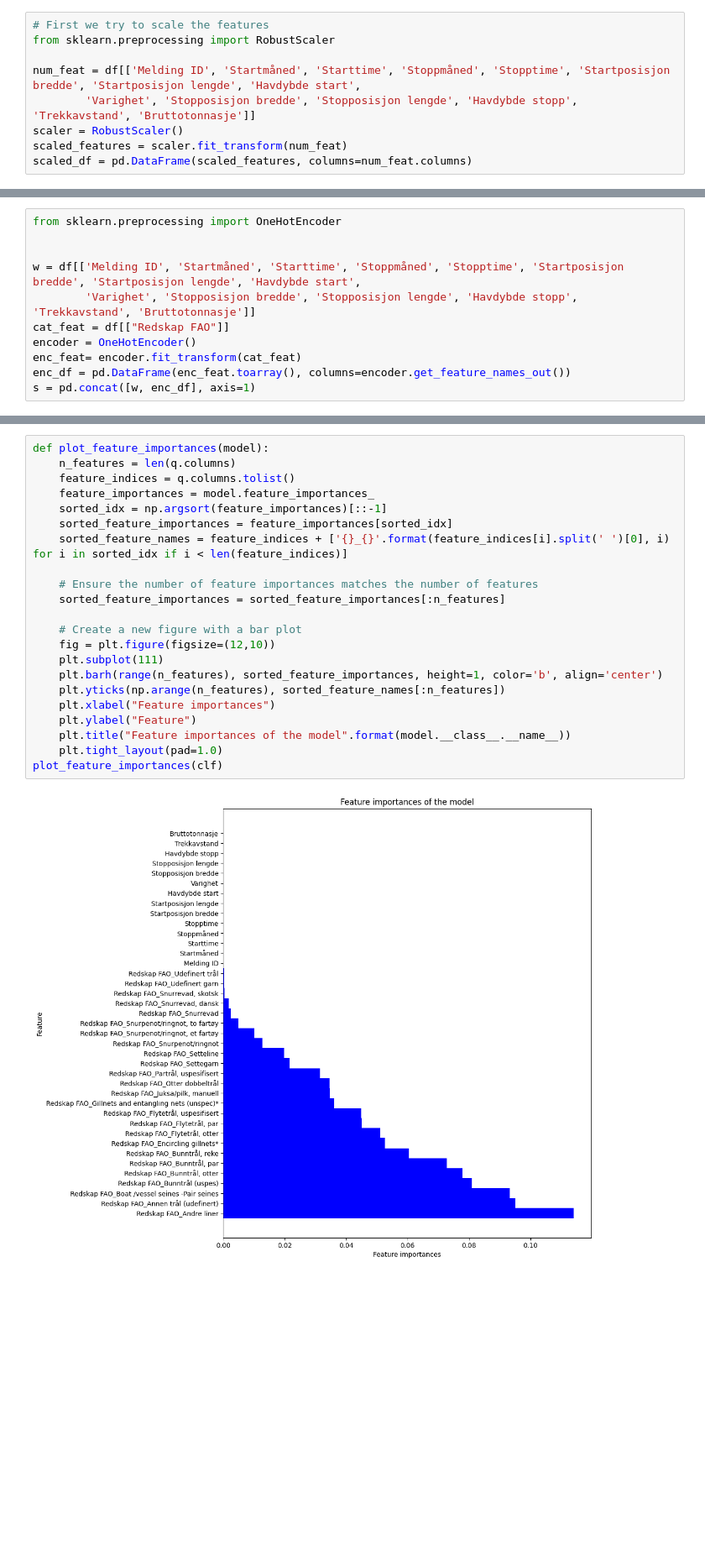
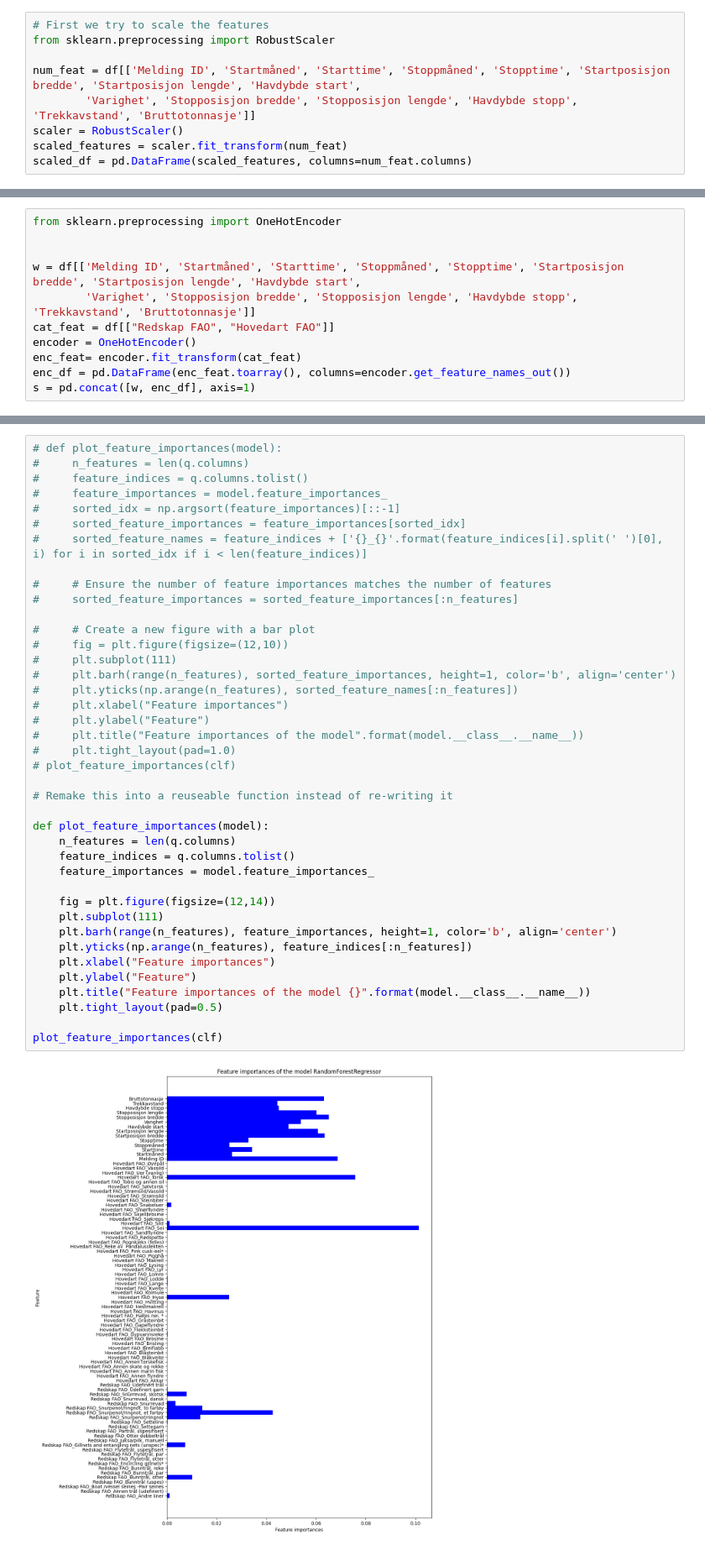
Before and after one commit to Pzorster/INFO284pzor, a Jupyter notebook: Preprosessing.ipynb, the cells around one changed output, grey strips where cells are left out. Shown at 84% size. Cells and saved outputs as stored; diff of their text form; blank space fills up the shorter version.

```diff
--- a/Preprosessing.ipynb
+++ b/Preprosessing.ipynb
@@ -241,7 +241,7 @@ from sklearn.preprocessing import OneHotEncoder
 
 w = df[['Melding ID', 'Startmåned', 'Starttime', 'Stoppmåned', 'Stopptime', 'Startposisjon bredde', 'Startposisjon lengde', 'Havdybde start',
         'Varighet', 'Stopposisjon bredde', 'Stopposisjon lengde', 'Havdybde stopp', 'Trekkavstand', 'Bruttotonnasje']]
-cat_feat = df[["Redskap FAO"]]
+cat_feat = df[["Redskap FAO", "Hovedart FAO"]]
 encoder = OneHotEncoder()
 enc_feat= encoder.fit_transform(cat_feat)
 enc_df = pd.DataFrame(enc_feat.toarray(), columns=encoder.get_feature_names_out())
@@ -318,26 +350,44 @@ Sei      8235.291056
 Torsk    6292.372196
 dtype: float64
 # %%
+# def plot_feature_importances(model):
+#     n_features = len(q.columns)
+#     feature_indices = q.columns.tolist()
+#     feature_importances = model.feature_importances_
+#     sorted_idx = np.argsort(feature_importances)[::-1]
+#     sorted_feature_importances = feature_importances[sorted_idx]
+#     sorted_feature_names = feature_indices + ['{}_{}'.format(feature_indices[i].split(' ')[0], i) for i in sorted_idx if i < len(feature_indices)]
+
+#     # Ensure the number of feature importances matches the number of features
+#     sorted_feature_importances = sorted_feature_importances[:n_features]
+
+#     # Create a new figure with a bar plot
+#     fig = plt.figure(figsize=(12,10))
+#     plt.subplot(111)
+#     plt.barh(range(n_features), sorted_feature_importances, height=1, color='b', align='center')
+#     plt.yticks(np.arange(n_features), sorted_feature_names[:n_features])
+#     plt.xlabel("Feature importances")
+#     plt.ylabel("Feature")
+#     plt.title("Feature importances of the model".format(model.__class__.__name__))
+#     plt.tight_layout(pad=1.0)
+# plot_feature_importances(clf)
+
+# Remake this into a reuseable function instead of re-writing it
+
 def plot_feature_importances(model):
     n_features = len(q.columns)
     feature_indices = q.columns.tolist()
     feature_importances = model.feature_importances_
-    sorted_idx = np.argsort(feature_importances)[::-1]
-    sorted_feature_importances = feature_importances[sorted_idx]
-    sorted_feature_names = feature_indices + ['{}_{}'.format(feature_indices[i].split(' ')[0], i) for i in sorted_idx if i < len(feature_indices)]
 
-    # Ensure the number of feature importances matches the number of features
-    sorted_feature_importances = sorted_feature_importances[:n_features]
-
-    # Create a new figure with a bar plot
-    fig = plt.figure(figsize=(12,10))
+    fig = plt.figure(figsize=(12,14))
     plt.subplot(111)
-    plt.barh(range(n_features), sorted_feature_importances, height=1, color='b', align='center')
-    plt.yticks(np.arange(n_features), sorted_feature_names[:n_features])
+    plt.barh(range(n_features), feature_importances, height=1, color='b', align='center')
+    plt.yticks(np.arange(n_features), feature_indices[:n_features])
     plt.xlabel("Feature importances")
     plt.ylabel("Feature")
-    plt.title("Feature importances of the model".format(model.__class__.__name__))
-    plt.tight_layout(pad=1.0)
+    plt.title("Feature importances of the model {}".format(model.__class__.__name__))
+    plt.tight_layout(pad=0.5)
+
 plot_feature_importances(clf)
 # %% [output]
-[figure, old version]
+[figure, new version]
```
Also changed, not shown: parts of 7 cells of this notebook.
